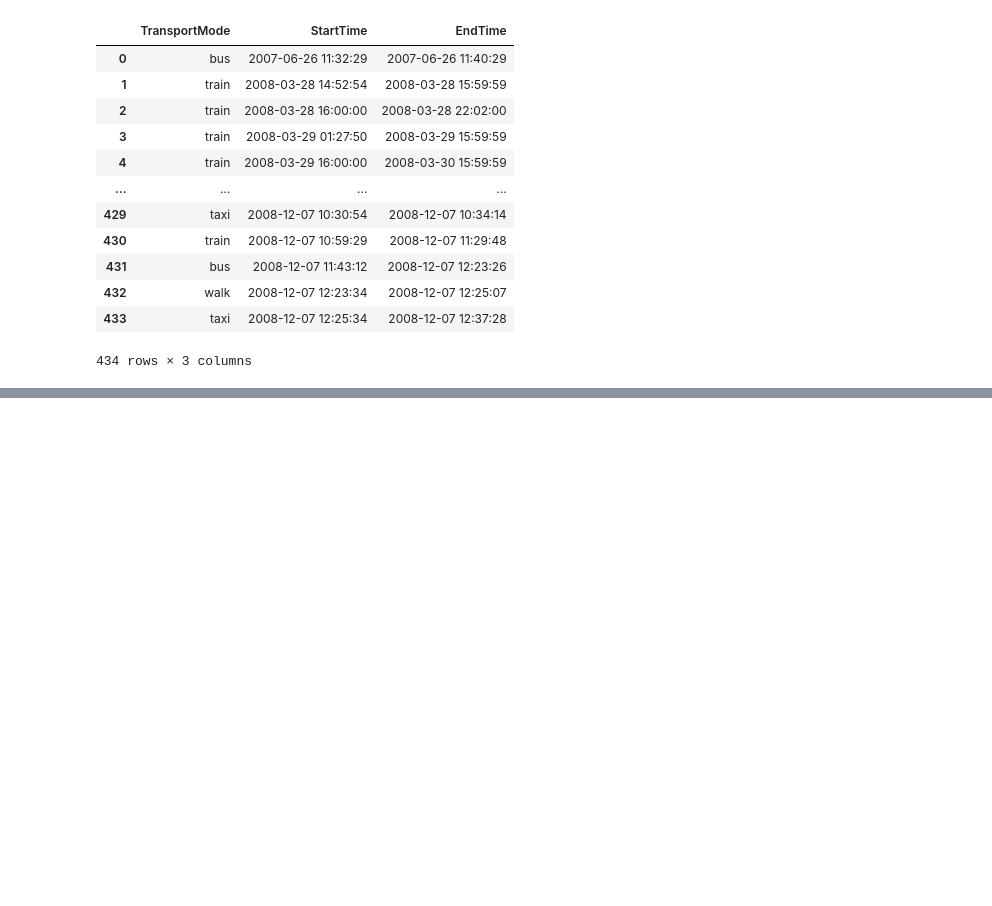
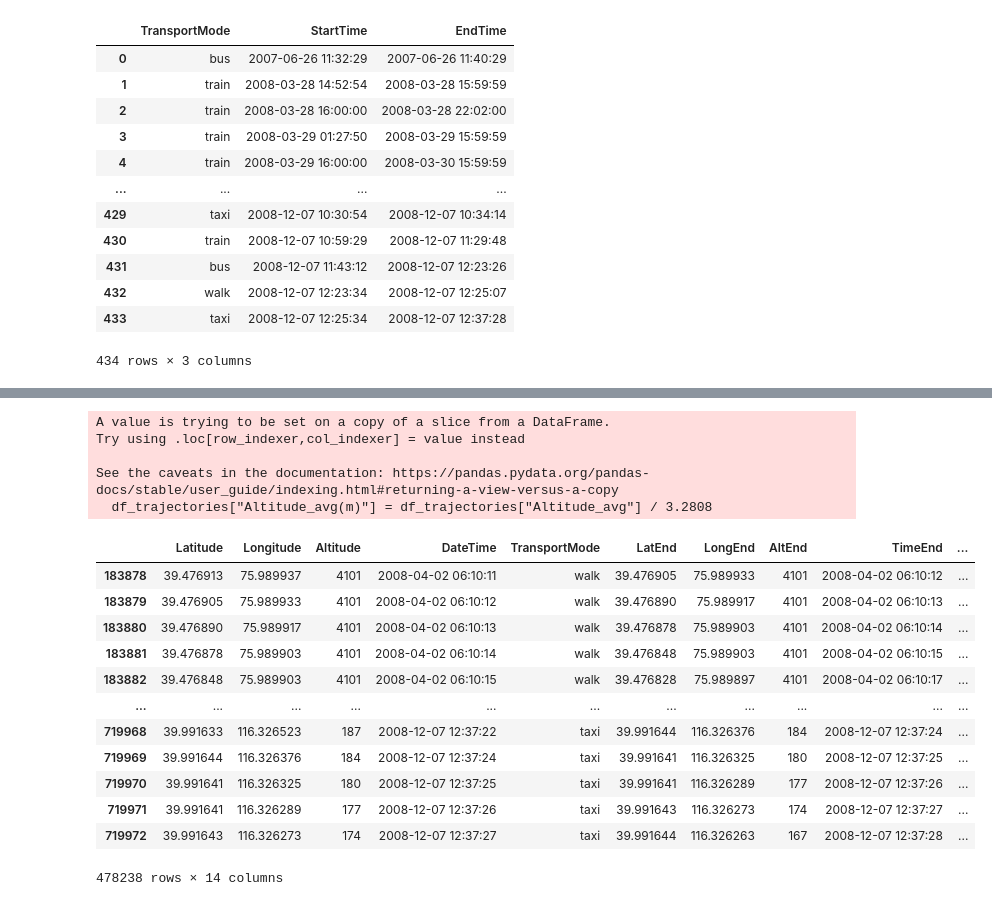
Before and after one commit to AdamBelfki3/trip-mode-detection-model, a Jupyter notebook: Data_Processing_2.ipynb, the cells around one changed output, grey strips where cells are left out. Saved outputs shown, nothing was run; the diff lists cells and outputs as text; code cells hidden in the pictures; blank space fills up the shorter version.

```diff
--- a/Data_Processing_2.ipynb
+++ b/Data_Processing_2.ipynb
@@ -184,0 +171,4 @@ df_trajectories
+# %%
+df_trajectories = df_trajectories[df_trajectories['Altitude'] != -777]
+# %%
+df_trajectories["Duration(s)"] = df_trajectories["Duration(s)"].apply(lambda x: x.total_seconds())
@@ -184,0 +188,2 @@ df_trajectories
+# %%
+df_trajectories["Velocity(m/s)"] = df_trajectories["Distance(m)"] / df_trajectories["Duration(s)"]
@@ -184,0 +196,24 @@ df_trajectories
+# %%
+df_trajectories["Altitude_avg(m)"] = df_trajectories["Altitude_avg"] / 3.2808
+# %% [output]
+A value is trying to be set on a copy of a slice from a DataFrame.
+Try using .loc[row_indexer,col_indexer] = value instead
+
+See the caveats in the documentation: https://pandas.pydata.org/pandas-docs/stable/user_guide/indexing.html#returning-a-view-versus-a-copy
+  df_trajectories["Altitude_avg(m)"] = df_trajectories["Altitude_avg"] / 3.2808
+# %%
+df_trajectories
+# %% [output]
+|  | Latitude | Longitude | Altitude | DateTime | TransportMode | LatEnd | LongEnd | AltEnd | TimeEnd | ... |
+| 183878 | 39.476913 | 75.989937 | 4101 | 2008-04-02 06:10:11 | walk | 39.476905 | 75.989933 | 4101 | 2008-04-02 06:10:12 | ... |
+| 183879 | 39.476905 | 75.989933 | 4101 | 2008-04-02 06:10:12 | walk | 39.476890 | 75.989917 | 4101 | 2008-04-02 06:10:13 | ... |
+| 183880 | 39.476890 | 75.989917 | 4101 | 2008-04-02 06:10:13 | walk | 39.476878 | 75.989903 | 4101 | 2008-04-02 06:10:14 | ... |
+| 183881 | 39.476878 | 75.989903 | 4101 | 2008-04-02 06:10:14 | walk | 39.476848 | 75.989903 | 4101 | 2008-04-02 06:10:15 | ... |
+| 183882 | 39.476848 | 75.989903 | 4101 | 2008-04-02 06:10:15 | walk | 39.476828 | 75.989897 | 4101 | 2008-04-02 06:10:17 | ... |
+| ... | ... | ... | ... | ... | ... | ... | ... | ... | ... | ... |
+| 719968 | 39.991633 | 116.326523 | 187 | 2008-12-07 12:37:22 | taxi | 39.991644 | 116.326376 | 184 | 2008-12-07 12:37:24 | ... |
+| 719969 | 39.991644 | 116.326376 | 184 | 2008-12-07 12:37:24 | taxi | 39.991641 | 116.326325 | 180 | 2008-12-07 12:37:25 | ... |
+| 719970 | 39.991641 | 116.326325 | 180 | 2008-12-07 12:37:25 | taxi | 39.991641 | 116.326289 | 177 | 2008-12-07 12:37:26 | ... |
+| 719971 | 39.991641 | 116.326289 | 177 | 2008-12-07 12:37:26 | taxi | 39.991643 | 116.326273 | 174 | 2008-12-07 12:37:27 | ... |
+| 719972 | 39.991643 | 116.326273 | 174 | 2008-12-07 12:37:27 | taxi | 39.991644 | 116.326263 | 167 | 2008-12-07 12:37:28 | ... |
+478238 rows × 14 columns
```
Also changed, not shown: parts of 9 cells of this notebook.
